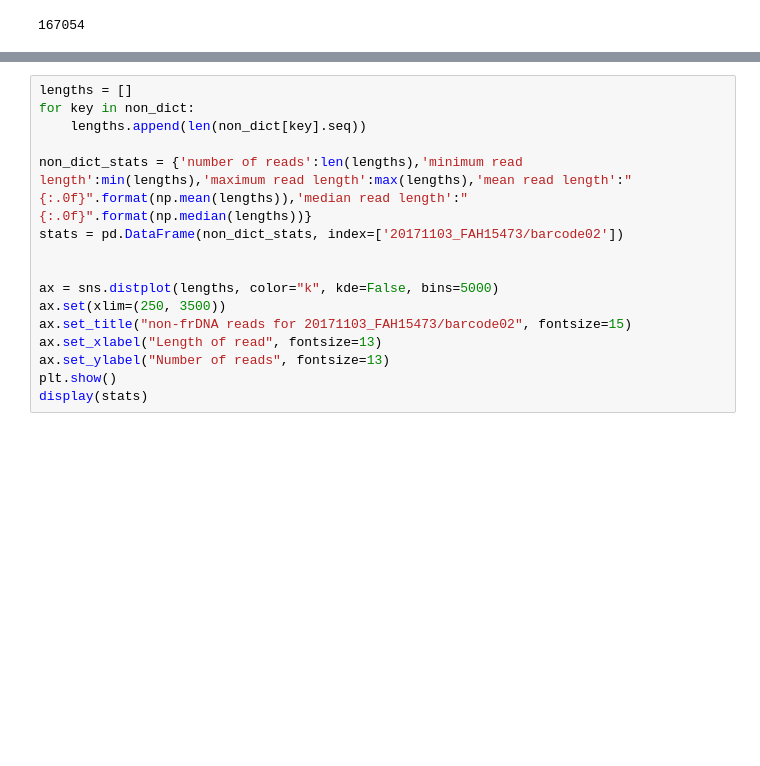
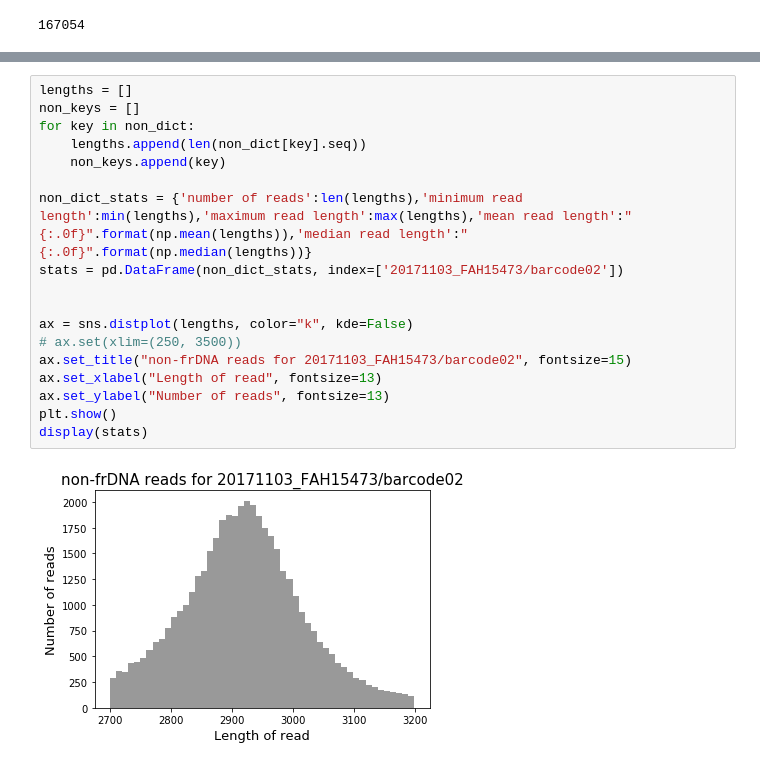
Before and after one commit to teenjes/fungal_ML, a Jupyter notebook: scripts/Notebooks/Honours Pre-processing.ipynb, the cells around one changed output, grey strips where cells are left out. Cells and saved outputs as stored; diff of their text form; blank space fills up the shorter version.

```diff
--- a/scripts/Notebooks/Honours Pre-processing.ipynb
+++ b/scripts/Notebooks/Honours Pre-processing.ipynb
@@ -213,16 +224,20 @@ print(len(non_dict))
 # %%
 lengths = []
+non_keys = []
 for key in non_dict:
     lengths.append(len(non_dict[key].seq))
+    non_keys.append(key)
 
 non_dict_stats = {'number of reads':len(lengths),'minimum read length':min(lengths),'maximum read length':max(lengths),'mean read length':"{:.0f}".format(np.mean(lengths)),'median read length':"{:.0f}".format(np.median(lengths))}
 stats = pd.DataFrame(non_dict_stats, index=['20171103_FAH15473/barcode02'])
 
 
-ax = sns.distplot(lengths, color="k", kde=False, bins=5000)
-ax.set(xlim=(250, 3500))
+ax = sns.distplot(lengths, color="k", kde=False)
+# ax.set(xlim=(250, 3500))
 ax.set_title("non-frDNA reads for 20171103_FAH15473/barcode02", fontsize=15)
 ax.set_xlabel("Length of read", fontsize=13)
 ax.set_ylabel("Number of reads", fontsize=13)
 plt.show()
 display(stats)
+# %% [output]
+[figure, added]
```
Also changed, not shown: parts of 6 cells of this notebook, 7 other files.
